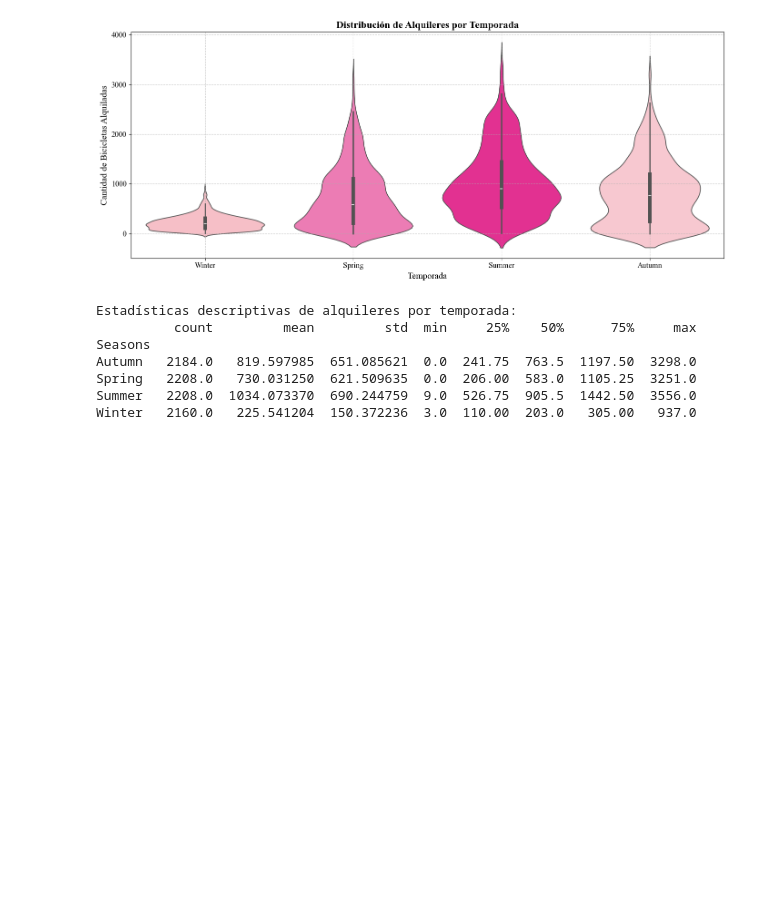
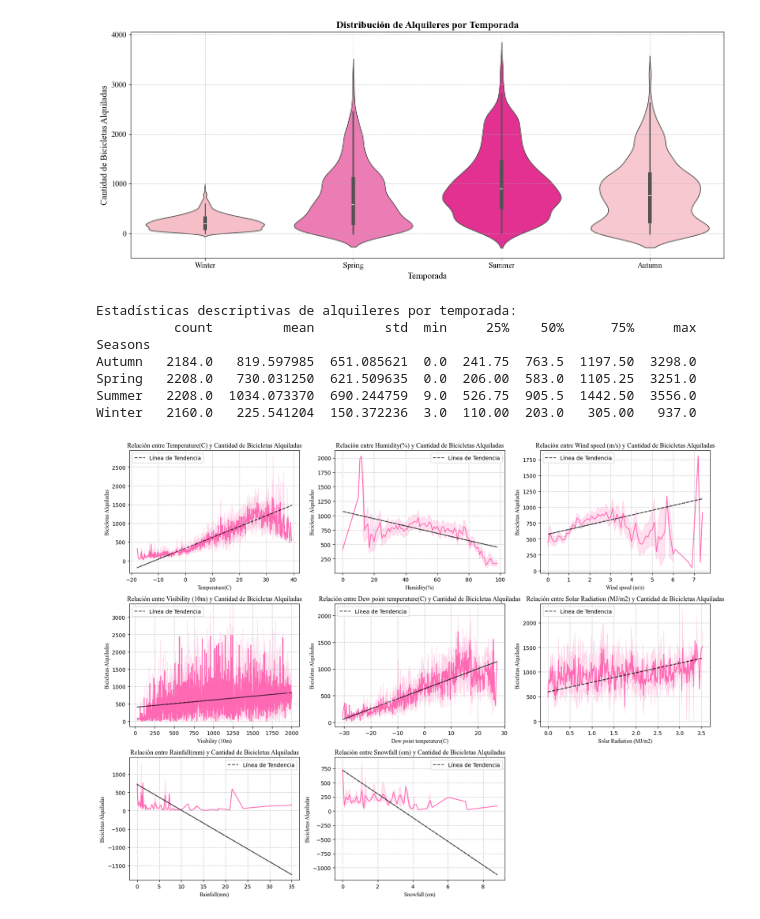
Before and after one commit to cflorido/Proyecto1_Analitica, a Jupyter notebook: AnalisisDeDatos.ipynb, the cells around one changed output. Cells and saved outputs as stored; diff of their text form; code cells hidden in the pictures; blank space fills up the shorter version.

```diff
--- a/AnalisisDeDatos.ipynb
+++ b/AnalisisDeDatos.ipynb
@@ -508,3 +471,41 @@ Autumn   2184.0   819.597985  651.085621  0.0  241.75  763.5  1197.50  3298.0
 Spring   2208.0   730.031250  621.509635  0.0  206.00  583.0  1105.25  3251.0
 Summer   2208.0  1034.073370  690.244759  9.0  526.75  905.5  1442.50  3556.0
 Winter   2160.0   225.541204  150.372236  3.0  110.00  203.0   305.00   937.0
+# %%
+import pandas as pd
+import numpy as np
+import matplotlib.pyplot as plt
+import seaborn as sns
+
+df = pd.read_csv('data.csv')
+
+variables_climaticas = ['Temperature(C)', 'Humidity(%)', 'Wind speed (m/s)', 'Visibility (10m)',
+                        'Dew point temperature(C)', 'Solar Radiation (MJ/m2)', 'Rainfall(mm)', 'Snowfall (cm)']
+
+plt.figure(figsize=(16, 12))
+
+for i, var in enumerate(variables_climaticas):
+    plt.subplot(3, 3, i + 1)
+
+    sns.lineplot(x=df[var], y=df['Rented Bike Count'], color='#FF69B4')
+
+    x = df[var]
+    y = df['Rented Bike Count']
+    coef = np.polyfit(x, y, 1)
+    trendline = np.polyval(coef, x)
+
+
+    plt.plot(x, trendline, color='black', linestyle='--', alpha=0.7, label='Línea de Tendencia')
+
+    plt.title(f'Relación entre {var} y Cantidad de Bicicletas Alquiladas', fontsize=12, family='Times New Roman')
+    plt.xlabel(var, fontsize=10, family='Times New Roman')
+    plt.ylabel('Bicicletas Alquiladas', fontsize=10, family='Times New Roman')
+    plt.legend()
+    plt.grid(True, linestyle='--', alpha=0.7)
+
+plt.tight_layout()
+plt.show()
+
+#
+# %% [output]
+[figure, added]
```
Also changed, not shown: parts of 7 cells of this notebook.
